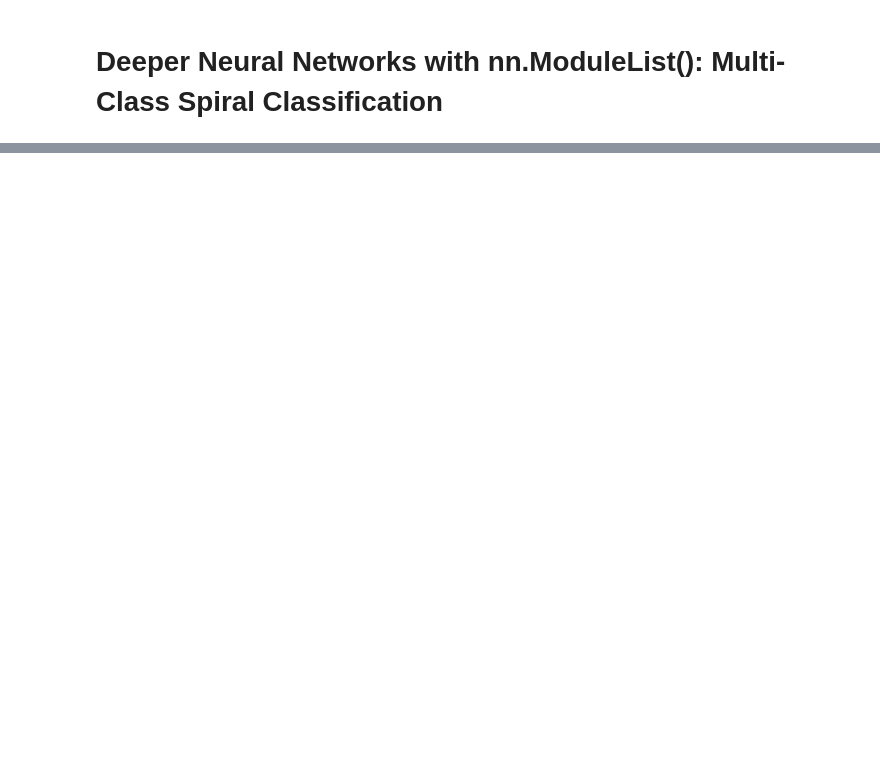
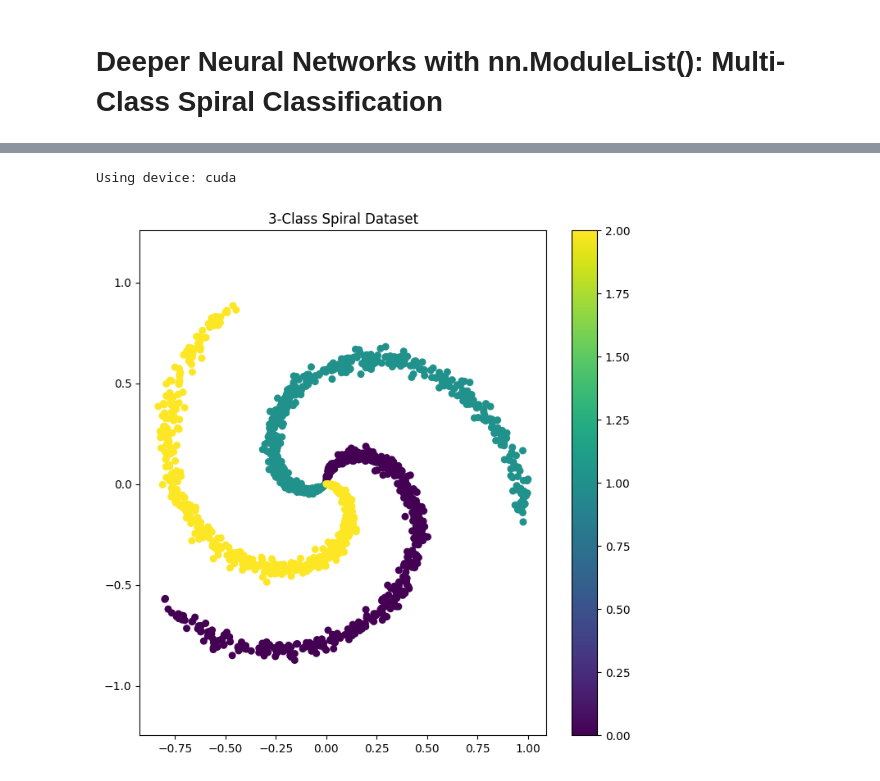
Before and after one commit to usafhulk/Deep_Networks, a Jupyter notebook: v_2 Deeper Neural Networks with nn.ModuleList().ipynb, the cells around one changed output, grey strips where cells are left out. Drawn from its saved outputs; the diff is of its cells as text; code cells hidden in the pictures; blank space fills up the shorter version.

```diff
--- a/v_2 Deeper Neural Networks with nn.ModuleList().ipynb
+++ b/v_2 Deeper Neural Networks with nn.ModuleList().ipynb
@@ -752,0 +3,55 @@ nn.ModuleList() enables easy experimentation with various architectures!
+# %%
+import torch
+import torch.nn as nn
+import matplotlib.pyplot as plt
+import numpy as np
+from torch.utils.data import Dataset, DataLoader
+from matplotlib.colors import ListedColormap
+
+# Set random seed for reproducibility
+torch.manual_seed(42)
+
+# GPU/CPU device configuration
+device = torch.device("cuda" if torch.cuda.is_available() else "cpu")
+print(f"Using device: {device}")
+# %% [output]
+Using device: cuda
+# %%
+# Generate spiral dataset for multi-class classification (FIXED)
+class SpiralDataset(Dataset):
+    def __init__(self, n_points=500, n_classes=3, noise=0.2):
+        self.n_points = n_points
+        self.n_classes = n_classes
+
+        # Create empty arrays for data
+        self.x = torch.zeros((n_points*n_classes, 2))
+        self.y = torch.zeros(n_points*n_classes, dtype=torch.long)
+
+        # Generate spiral data
+        for i in range(n_classes):
+            ix = range(n_points*i, n_points*(i+1))
+            r = np.linspace(0.0, 1, n_points)  # radius
+            t = np.linspace(i*4, (i+1)*4, n_points) + noise * np.random.randn(n_points)  # theta
+            # Fix: Specify dtype=torch.float32 to match self.x
+            self.x[ix] = torch.tensor(np.c_[r*np.sin(t), r*np.cos(t)], dtype=torch.float32)
+            self.y[ix] = i
+
+    def __len__(self):
+        return len(self.x)
+
+    def __getitem__(self, idx):
+        return self.x[idx], self.y[idx]
+
+    def plot(self, title="Spiral Dataset"):
+        plt.figure(figsize=(8, 8))
+        plt.scatter(self.x[:, 0], self.x[:, 1], c=self.y, cmap='viridis', s=30)
+        plt.title(title)
+        plt.axis('equal')
+        plt.colorbar()
+        plt.show()
+
+# Create dataset
+spiral_data = SpiralDataset(n_points=500, n_classes=3, noise=0.1)
+spiral_data.plot("3-Class Spiral Dataset")
+# %% [output]
+[figure, added]
```
Also changed, not shown: parts of 17 cells of this notebook, 5 other files.
